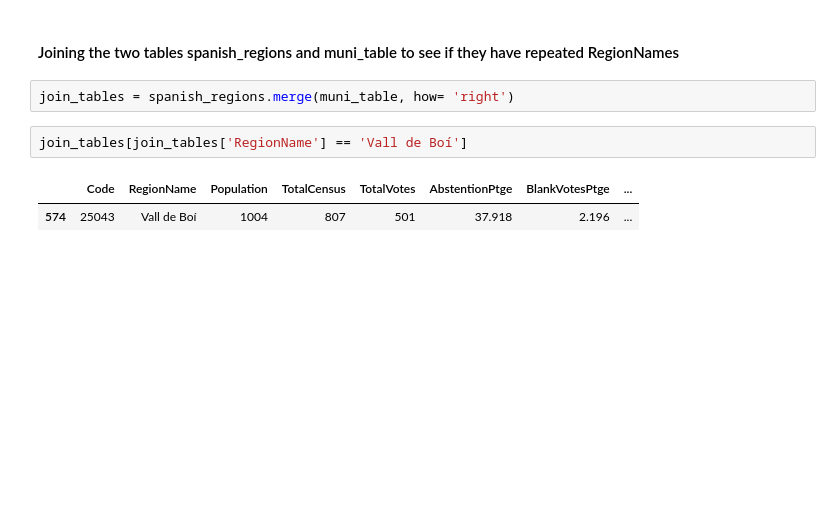
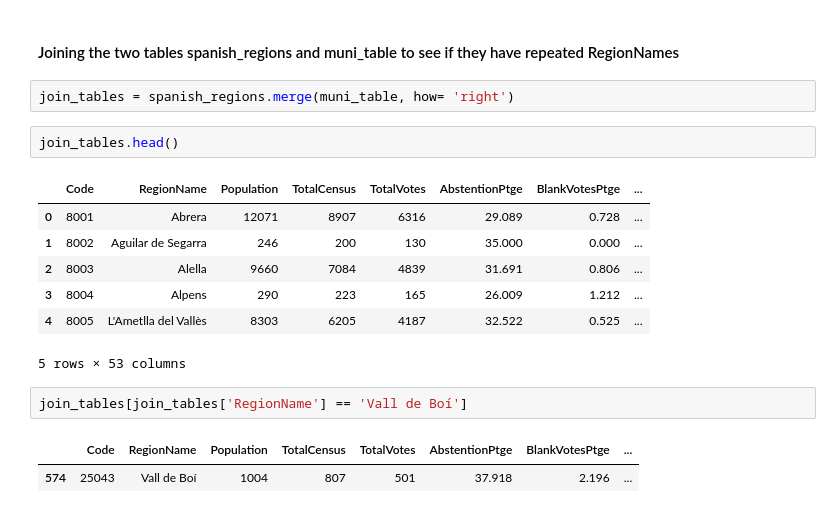
Before and after one commit to albertoabreu91/Spain_congress_project, a Jupyter notebook: your_code/data_wrangling.ipynb, the cells around one changed output. Drawn from its saved outputs; the diff is of its cells as text; blank space fills up the shorter version.

```diff
--- a/your_code/data_wrangling.ipynb
+++ b/your_code/data_wrangling.ipynb
@@ -71,6 +67,16 @@ muni_table.sort_values(['Province', 'RegionName']).head()
 #### Joining the two tables spanish_regions and muni_table to see if they have repeated RegionNames
 # %%
 join_tables = spanish_regions.merge(muni_table, how= 'right')
+# %%
+join_tables.head()
+# %% [output]
+|  | Code | RegionName | Population | TotalCensus | TotalVotes | AbstentionPtge | BlankVotesPtge | ... |
+| 0 | 8001 | Abrera | 12071 | 8907 | 6316 | 29.089 | 0.728 | ... |
+| 1 | 8002 | Aguilar de Segarra | 246 | 200 | 130 | 35.000 | 0.000 | ... |
+| 2 | 8003 | Alella | 9660 | 7084 | 4839 | 31.691 | 0.806 | ... |
+| 3 | 8004 | Alpens | 290 | 223 | 165 | 26.009 | 1.212 | ... |
+| 4 | 8005 | L'Ametlla del Vallès | 8303 | 6205 | 4187 | 32.522 | 0.525 | ... |
+5 rows × 53 columns
 # %%
 join_tables[join_tables['RegionName'] == 'Vall de Boí']
 # %% [output]
```
Also changed, not shown: parts of 4 cells of this notebook.
